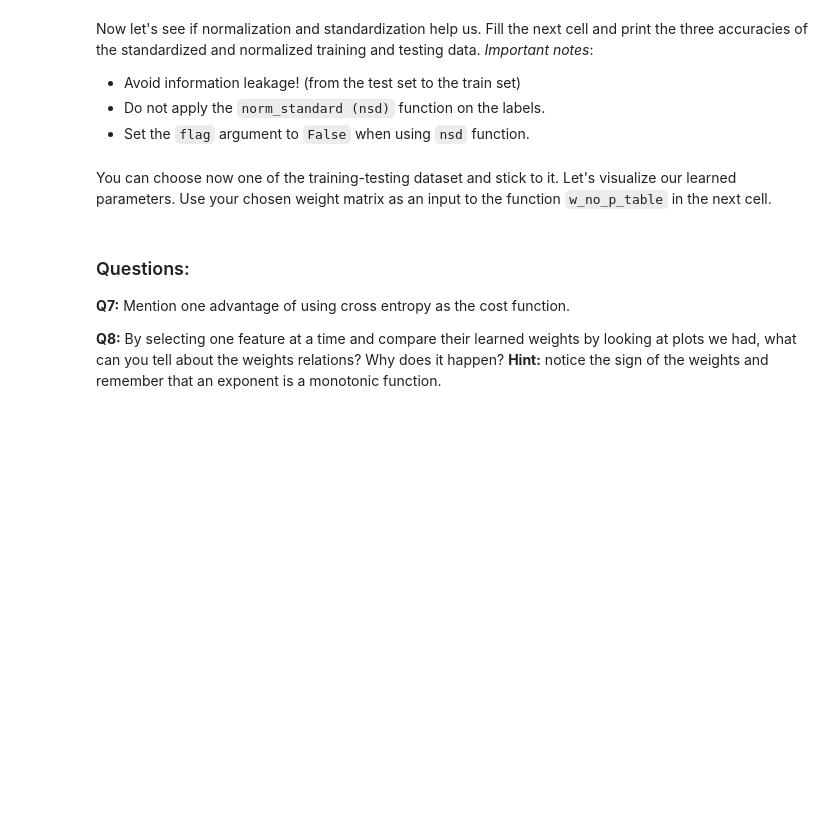
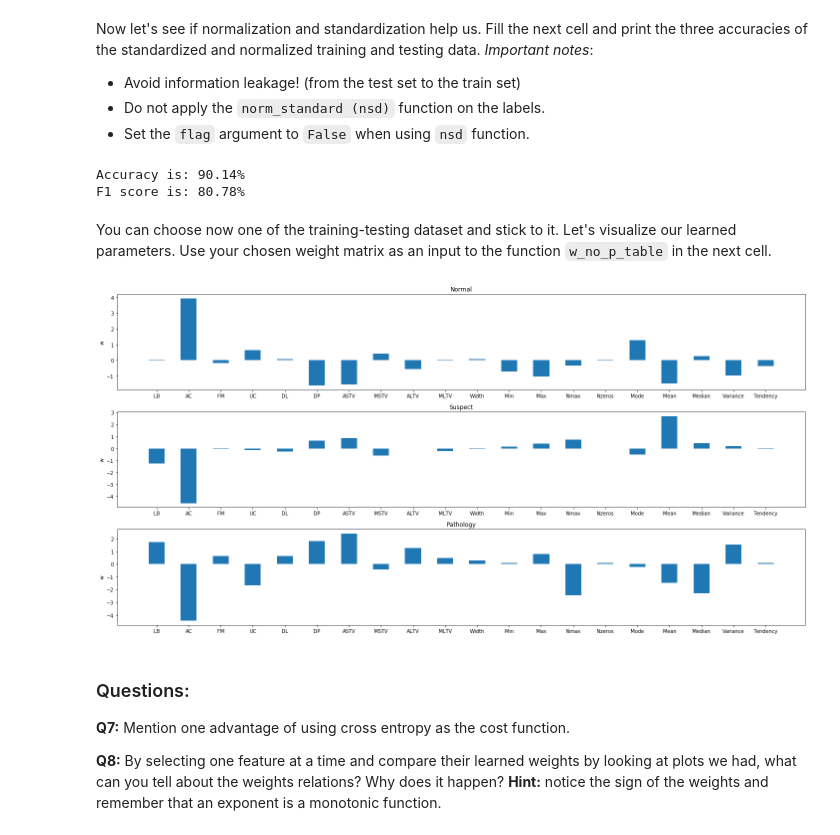
Before and after one commit to mlh-master/hw1_mlh-nathan-hadas, a Jupyter notebook: HW1.ipynb, the cells around one changed output. Drawn from its saved outputs; the diff is of its cells as text; code cells hidden in the pictures; blank space fills up the shorter version.

```diff
--- a/HW1.ipynb
+++ b/HW1.ipynb
@@ -360,15 +385,22 @@ Now let's see if normalization and standardization help us. Fill the next cell a
 * Set the `flag` argument to `False` when using `nsd` function.
 # %%
 # Implement your code here:
-mode = # choose a mode from the `nsd`
-y_pred, w_norm_std = pred_log(logreg,) # complete this function using nsd function
+    # X_train_scaled = nsd(X_train, selected_feat=('LB', 'ASTV'), mode='standard', flag=False)
+    # X_test_scaled = nsd(X_test, mode='standard')
+mode = 'standard'
+y_pred, w_norm_std = pred_log(logreg, nsd(X_train,mode=mode), y_train, nsd(X_test, mode=mode)) # complete this function using nsd function
 print("Accuracy is: " + str("{0:.2f}".format(100 * metrics.accuracy_score(y_test, y_pred))) + "%")
 print("F1 score is: " + str("{0:.2f}".format(100 * metrics.f1_score(y_test, y_pred, average='macro'))) + "%")
+# %% [output]
+Accuracy is: 90.14%
+F1 score is: 80.78%
 # %% [markdown]
 You can choose now one of the training-testing dataset and stick to it. Let's visualize our learned parameters. Use your chosen weight matrix as an input to the function `w_no_p_table` in the next cell.
 # %%
-input_mat =  # Fill this argument
+input_mat = w_norm_std # Fill this argument
 w_no_p_table(input_mat,orig_feat)
+# %% [output]
+[figure, added]
 # %% [markdown]
 ### Questions:
 **Q7:** Mention one advantage of using cross entropy as the cost function.
```
Also changed, not shown: parts of 15 cells of this notebook, 3 other files.
